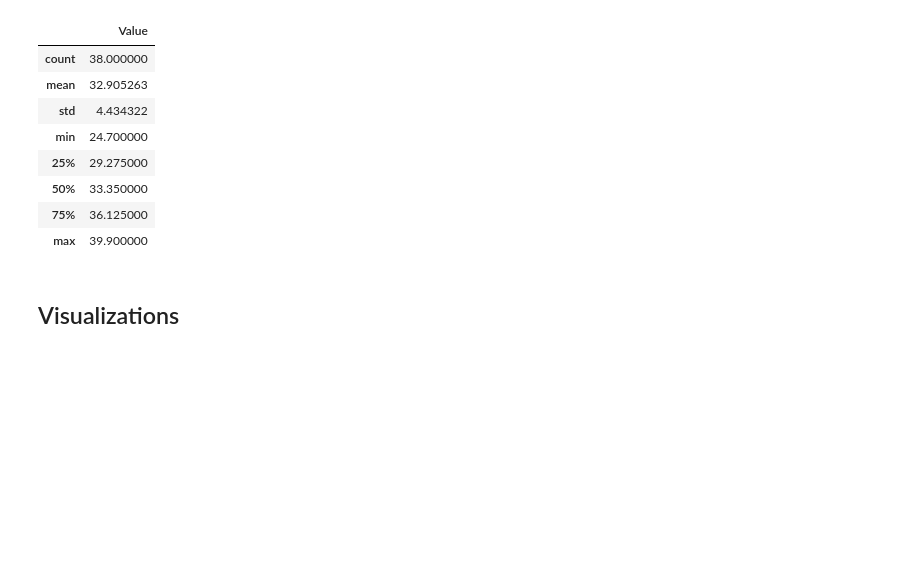
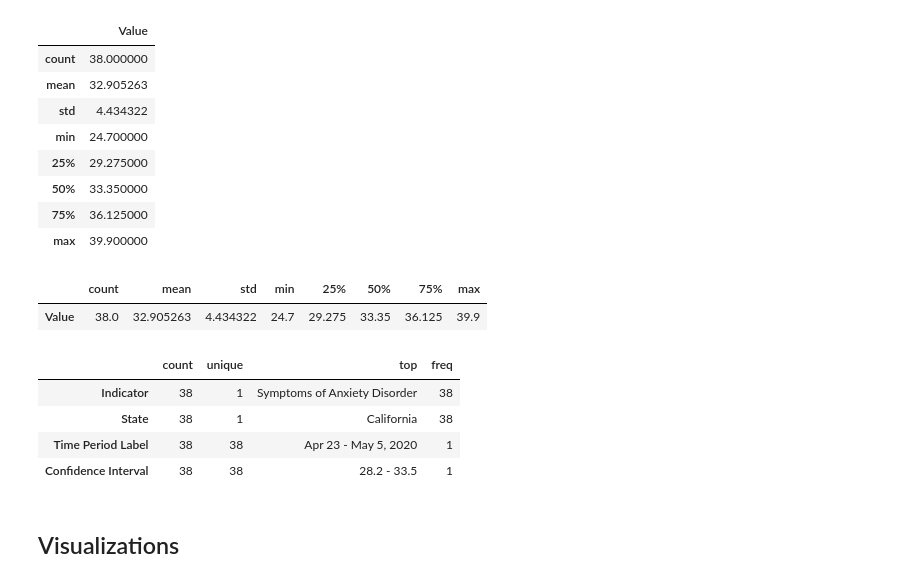
Before and after one commit to mvallido/project-group-29, a Jupyter notebook: notebooks/rajsomal_data.ipynb, the cells around one changed output. Cells and saved outputs as stored; diff of their text form; code cells hidden in the pictures; blank space fills up the shorter version.

```diff
--- a/notebooks/rajsomal_data.ipynb
+++ b/notebooks/rajsomal_data.ipynb
@@ -127,5 +89,18 @@ df_cleaned.describe()
 | 50% | 33.350000 |
 | 75% | 36.125000 |
 | max | 39.900000 |
+# %%
+df_cleaned.describe(include=[np.number]).T
+# %% [output]
+|  | count | mean | std | min | 25% | 50% | 75% | max |
+| Value | 38.0 | 32.905263 | 4.434322 | 24.7 | 29.275 | 33.35 | 36.125 | 39.9 |
+# %%
+df.describe(exclude=[np.number]).T
+# %% [output]
+|  | count | unique | top | freq |
+| Indicator | 38 | 1 | Symptoms of Anxiety Disorder | 38 |
+| State | 38 | 1 | California | 38 |
+| Time Period Label | 38 | 38 | Apr 23 - May 5, 2020 | 1 |
+| Confidence Interval | 38 | 38 | 28.2 - 33.5 | 1 |
 # %% [markdown]
 ## Visualizations
```
Also changed, not shown: parts of 10 cells of this notebook, 1 other file.
